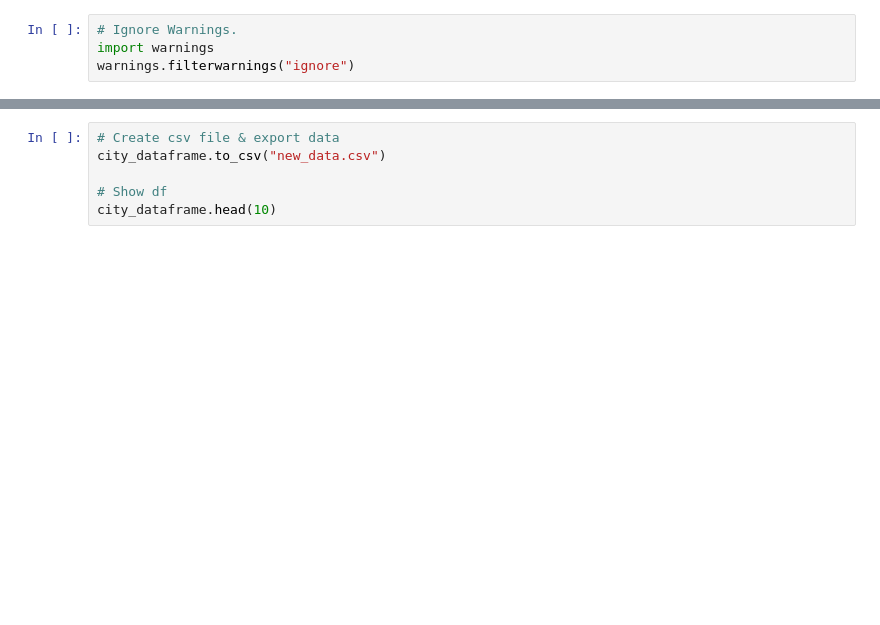
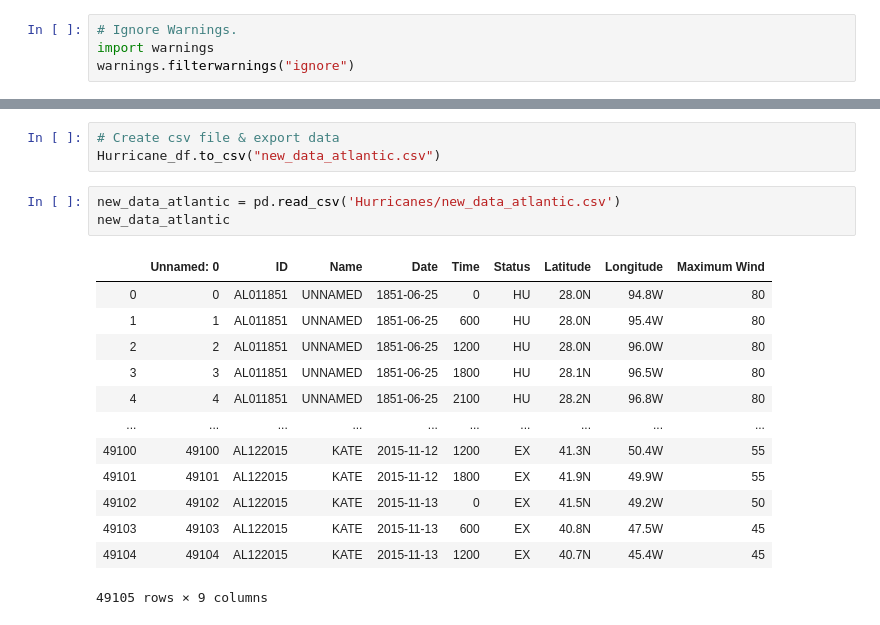
Before and after one commit to henryle-n/Hurricane-History-Analysis, a Jupyter notebook: AtlanticRun.ipynb, the cells around one changed output, grey strips where cells are left out. Drawn from its saved outputs; the diff is of its cells as text; blank space fills up the shorter version.

```diff
--- a/AtlanticRun.ipynb
+++ b/AtlanticRun.ipynb
@@ -33,6 +37,20 @@ Hurricane_df.head()
 # %%
 # Create csv file & export data
-city_dataframe.to_csv("new_data.csv")
-
-# Show df
-city_dataframe.head(10)
+Hurricane_df.to_csv("new_data_atlantic.csv")
+# %%
+new_data_atlantic = pd.read_csv('Hurricanes/new_data_atlantic.csv')
+new_data_atlantic
+# %% [output]
+|  | Unnamed: 0 | ID | Name | Date | Time | Status | Latitude | Longitude | Maximum Wind |
+| 0 | 0 | AL011851 | UNNAMED | 1851-06-25 | 0 | HU | 28.0N | 94.8W | 80 |
+| 1 | 1 | AL011851 | UNNAMED | 1851-06-25 | 600 | HU | 28.0N | 95.4W | 80 |
+| 2 | 2 | AL011851 | UNNAMED | 1851-06-25 | 1200 | HU | 28.0N | 96.0W | 80 |
+| 3 | 3 | AL011851 | UNNAMED | 1851-06-25 | 1800 | HU | 28.1N | 96.5W | 80 |
+| 4 | 4 | AL011851 | UNNAMED | 1851-06-25 | 2100 | HU | 28.2N | 96.8W | 80 |
+| ... | ... | ... | ... | ... | ... | ... | ... | ... | ... |
+| 49100 | 49100 | AL122015 | KATE | 2015-11-12 | 1200 | EX | 41.3N | 50.4W | 55 |
+| 49101 | 49101 | AL122015 | KATE | 2015-11-12 | 1800 | EX | 41.9N | 49.9W | 55 |
+| 49102 | 49102 | AL122015 | KATE | 2015-11-13 | 0 | EX | 41.5N | 49.2W | 50 |
+| 49103 | 49103 | AL122015 | KATE | 2015-11-13 | 600 | EX | 40.8N | 47.5W | 45 |
+| 49104 | 49104 | AL122015 | KATE | 2015-11-13 | 1200 | EX | 40.7N | 45.4W | 45 |
+49105 rows × 9 columns
```
Also changed, not shown: parts of 11 cells of this notebook.
